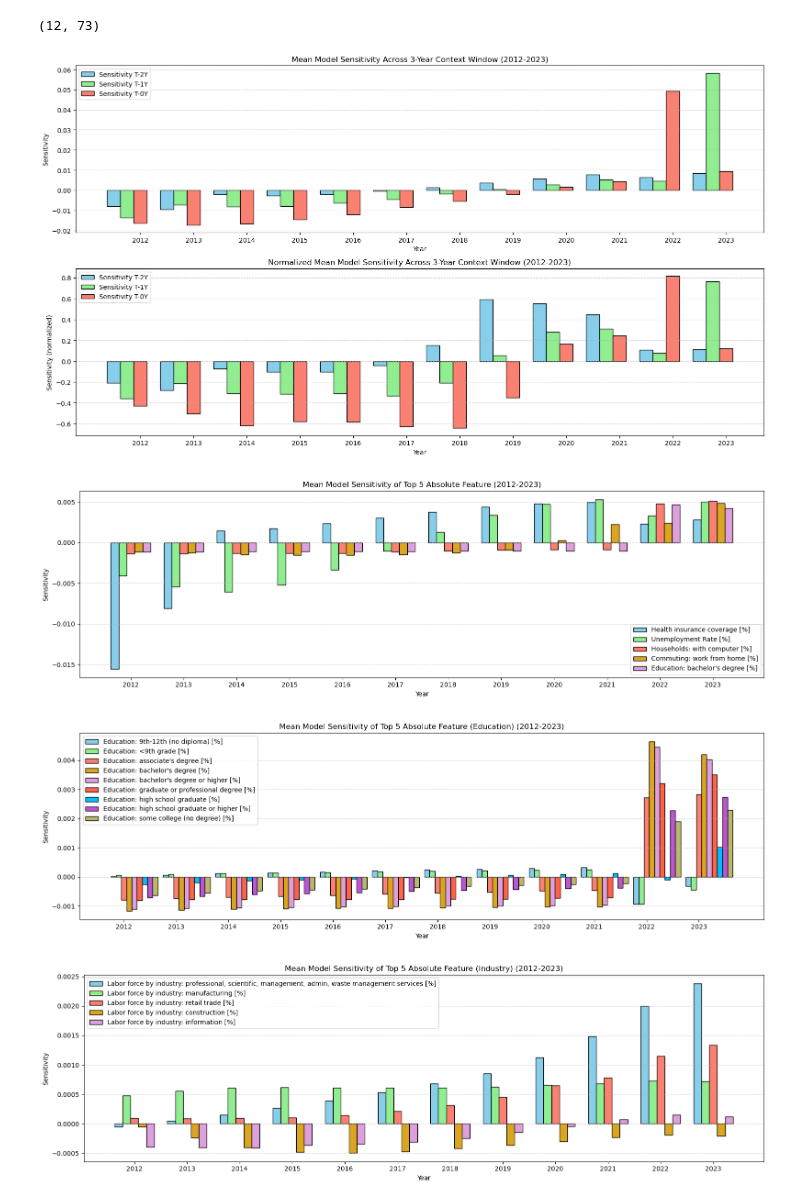
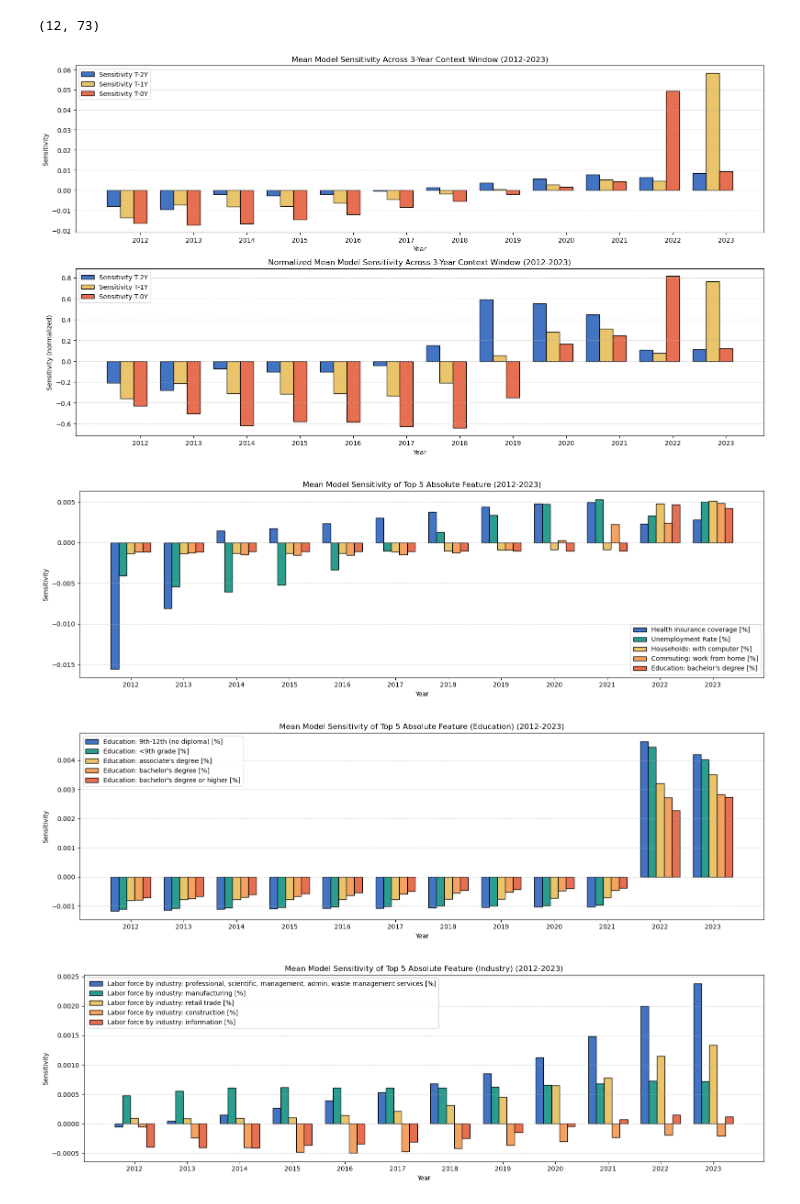
Before and after one commit to simon-0006/Data-Science-GESS---Group-Project, a Jupyter notebook: US_0/Analyse/Code/model_sensitivity.ipynb, the cells around one changed output. Saved outputs shown, nothing was run; the diff lists cells and outputs as text; code cells hidden in the pictures.

```diff
--- a/US_0/Analyse/Code/model_sensitivity.ipynb
+++ b/US_0/Analyse/Code/model_sensitivity.ipynb
@@ -194,3 +193,8 @@ df_ind5
 | 46 | 0.005410 | Labor force by industry: retail t... |
 | 38 | 0.003871 | Labor force by industry: construc... |
 | 41 | 0.003009 | Labor force by industry: informat... |
+# %%
+df_edu5 = df[13:22].nlargest(5, "feature sensitivity")
+idx_edu = df_edu5.index.values
+
+df_edu5
@@ -205,9 +216,9 @@ ax = ax.flatten()
 
 width = 0.25
 
-ax[0].bar(years,             mean_window_sensitivity[:, 0], width, label='Sensitivity T-2Y', color='skyblue',    edgecolor="black")
-ax[0].bar(years + width,     mean_window_sensitivity[:, 1], width, label='Sensitivity T-1Y', color='lightgreen', edgecolor="black")
-ax[0].bar(years + 2 * width, mean_window_sensitivity[:, 2], width, label='Sensitivity T-0Y', color='salmon',     edgecolor="black")
+ax[0].bar(years,             mean_window_sensitivity[:, 0], width, label='Sensitivity T-2Y', color='#4373c3',    edgecolor="black")
+ax[0].bar(years + width,     mean_window_sensitivity[:, 1], width, label='Sensitivity T-1Y', color='#e9c46a', edgecolor="black")
+ax[0].bar(years + 2 * width, mean_window_sensitivity[:, 2], width, label='Sensitivity T-0Y', color='#e76f51',     edgecolor="black")
 
 ax[0].legend(loc='upper left')
 
@@ -220,9 +231,9 @@ ax[0].set_ylabel("Sensitivity")
 ax[0].set_xticks(years + 2 * width)
 ax[0].set_xticklabels(years)
 
-ax[1].bar(years,             norm_mean_window_sensitivity[:, 0], width, label='Sensitivity T-2Y', color='skyblue',    edgecolor="black")
-ax[1].bar(years + width,     norm_mean_window_sensitivity[:, 1], width, label='Sensitivity T-1Y', color='lightgreen', edgecolor="black")
-ax[1].bar(years + 2 * width, norm_mean_window_sensitivity[:, 2], width, label='Sensitivity T-0Y', color='salmon',     edgecolor="black")
+ax[1].bar(years,             norm_mean_window_sensitivity[:, 0], width, label='Sensitivity T-2Y', color='#4373c3',    edgecolor="black")
+ax[1].bar(years + width,     norm_mean_window_sensitivity[:, 1], width, label='Sensitivity T-1Y', color='#e9c46a', edgecolor="black")
+ax[1].bar(years + 2 * width, norm_mean_window_sensitivity[:, 2], width, label='Sensitivity T-0Y', color='#e76f51',     edgecolor="black")
 
 ax[1].legend(loc='upper left')
 
@@ -237,17 +248,17 @@ ax[1].set_xticklabels(years)
 
 fig.tight_layout()
 # %% [output]
-[figure, old version]
+[figure, new version]
 # %%
 fig, ax = plt.subplots(1, figsize=(16, 5))
 
 width = 0.15
 
-ax.bar(years,             mean_feature_sensitivity[:, idx[0]], width, label=features[idx[0]], color='skyblue',    edgecolor="black")
-ax.bar(years + width,     mean_feature_sensitivity[:, idx[1]], width, label=features[idx[1]], color='lightgreen', edgecolor="black")
-ax.bar(years + 2 * width, mean_feature_sensitivity[:, idx[2]], width, label=features[idx[2]], color='salmon',     edgecolor="black")
-ax.bar(years + 3 * width, mean_feature_sensitivity[:, idx[3]], width, label=features[idx[3]], color='goldenrod',     edgecolor="black")
-ax.bar(years + 4 * width, mean_feature_sensitivity[:, idx[4]], width, label=features[idx[4]], color='plum',     edgecolor="black")
+ax.bar(years,             mean_feature_sensitivity[:, idx[0]], width, label=features[idx[0]], color='#4373c3',    edgecolor="black")
+ax.bar(years + width,     mean_feature_sensitivity[:, idx[1]], width, label=features[idx[1]], color='#2a9d8f', edgecolor="black")
+ax.bar(years + 2 * width, mean_feature_sensitivity[:, idx[2]], width, label=features[idx[2]], color='#e9c46a',     edgecolor="black")
+ax.bar(years + 3 * width, mean_feature_sensitivity[:, idx[3]], width, label=features[idx[3]], color='#f4a261',     edgecolor="black")
+ax.bar(years + 4 * width, mean_feature_sensitivity[:, idx[4]], width, label=features[idx[4]], color='#e76f51',     edgecolor="black")
 
 ax.legend(loc='lower right')
 
@@ -262,46 +273,42 @@ ax.set_xticklabels(years)
 
 fig.tight_layout()
 # %% [output]
-[figure, old version]
+[figure, new version]
 # %%
 fig, ax = plt.subplots(1, figsize=(16, 5))
 
-width = 0.1
+width = 0.15
 
-ax.bar(years,             mean_feature_sensitivity[:, 13], width, label=features[13], color='skyblue',    edgecolor="black")
-ax.bar(years + width,     mean_feature_sensitivity[:, 14], width, label=features[14], color='lightgreen', edgecolor="black")
-ax.bar(years + 2 * width, mean_feature_sensitivity[:, 15], width, label=features[15], color='salmon',     edgecolor="black")
-ax.bar(years + 3 * width, mean_feature_sensitivity[:, 16], width, label=features[16], color='goldenrod',     edgecolor="black")
-ax.bar(years + 4 * width, mean_feature_sensitivity[:, 17], width, label=features[17], color='plum',     edgecolor="black")
-ax.bar(years + 5 * width, mean_feature_sensitivity[:, 18], width, label=features[18], color='tomato',     edgecolor="black")
-ax.bar(years + 6 * width, mean_feature_sensitivity[:, 19], width, label=features[19], color='deepskyblue',     edgecolor="black")
-ax.bar(years + 7 * width, mean_feature_sensitivity[:, 20], width, label=features[20], color='mediumorchid',     edgecolor="black")
-ax.bar(years + 8 * width, mean_feature_sensitivity[:, 21], width, label=features[21], color='darkkhaki',     edgecolor="black")
+ax.bar(years,             mean_feature_sensitivity[:, idx_edu[0]], width, label=features[13], color='#4373c3',    edgecolor="black")
+ax.bar(years + width,     mean_feature_sensitivity[:, idx_edu[1]], width, label=features[14], color='#2a9d8f', edgecolor="black")
+ax.bar(years + 2 * width, mean_feature_sensitivity[:, idx_edu[2]], width, label=features[15], color='#e9c46a',     edgecolor="black")
+ax.bar(years + 3 * width, mean_feature_sensitivity[:, idx_edu[3]], width, label=features[16], color='#f4a261',     edgecolor="black")
+ax.bar(years + 4 * width, mean_feature_sensitivity[:, idx_edu[4]], width, label=features[17], color='#e76f51',     edgecolor="black")
 
 ax.legend(loc='upper left')
 
 ax.grid(True, axis='y', linestyle='--', alpha=0.6)
 
 ax.set_title("Mean Model Sensitivity of Top 5 Absolute Feature (Education) (2012-2023)")
 ax.set_xlabel("Year")
 ax.set_ylabel("Sensitivity")
 
 ax.set_xticks(years + 2 * width)
 ax.set_xticklabels(years)
 
 fig.tight_layout()
 # %% [output]
-[figure, old version]
+[figure, new version]
 # %%
 fig, ax = plt.subplots(1, figsize=(16, 5))
 
 width = 0.15
 
-ax.bar(years + 0 * width, mean_feature_sensitivity[:, idx_ind[0]], width, label=features[idx_ind[0]], color='skyblue',     edgecolor="black")
-ax.bar(years + 1 * width, mean_feature_sensitivity[:, idx_ind[1]], width, label=features[idx_ind[1]], color='lightgreen',     edgecolor="black")
-ax.bar(years + 2 * width, mean_feature_sensitivity[:, idx_ind[2]], width, label=features[idx_ind[2]], color='salmon',     edgecolor="black")
-ax.bar(years + 3 * width, mean_feature_sensitivity[:, idx_ind[3]], width, label=features[idx_ind[3]], color='goldenrod',     edgecolor="black")
-ax.bar(years + 4 * width, mean_feature_sensitivity[:, idx_ind[4]], width, label=features[idx_ind[4]], color='plum',     edgecolor="black")
+ax.bar(years + 0 * width, mean_feature_sensitivity[:, idx_ind[0]], width, label=features[idx_ind[0]], color='#4373c3',     edgecolor="black")
+ax.bar(years + 1 * width, mean_feature_sensitivity[:, idx_ind[1]], width, label=features[idx_ind[1]], color='#2a9d8f',     edgecolor="black")
+ax.bar(years + 2 * width, mean_feature_sensitivity[:, idx_ind[2]], width, label=features[idx_ind[2]], color='#e9c46a',     edgecolor="black")
+ax.bar(years + 3 * width, mean_feature_sensitivity[:, idx_ind[3]], width, label=features[idx_ind[3]], color='#f4a261',     edgecolor="black")
+ax.bar(years + 4 * width, mean_feature_sensitivity[:, idx_ind[4]], width, label=features[idx_ind[4]], color='#e76f51',     edgecolor="black")
 
 ax.legend(loc='upper left')
 
@@ -316,4 +323,4 @@ ax.set_xticklabels(years)
 
 fig.tight_layout()
 # %% [output]
-[figure, old version]
+[figure, new version]
```
Also changed, not shown: parts of 2 cells of this notebook, 9 other files.
